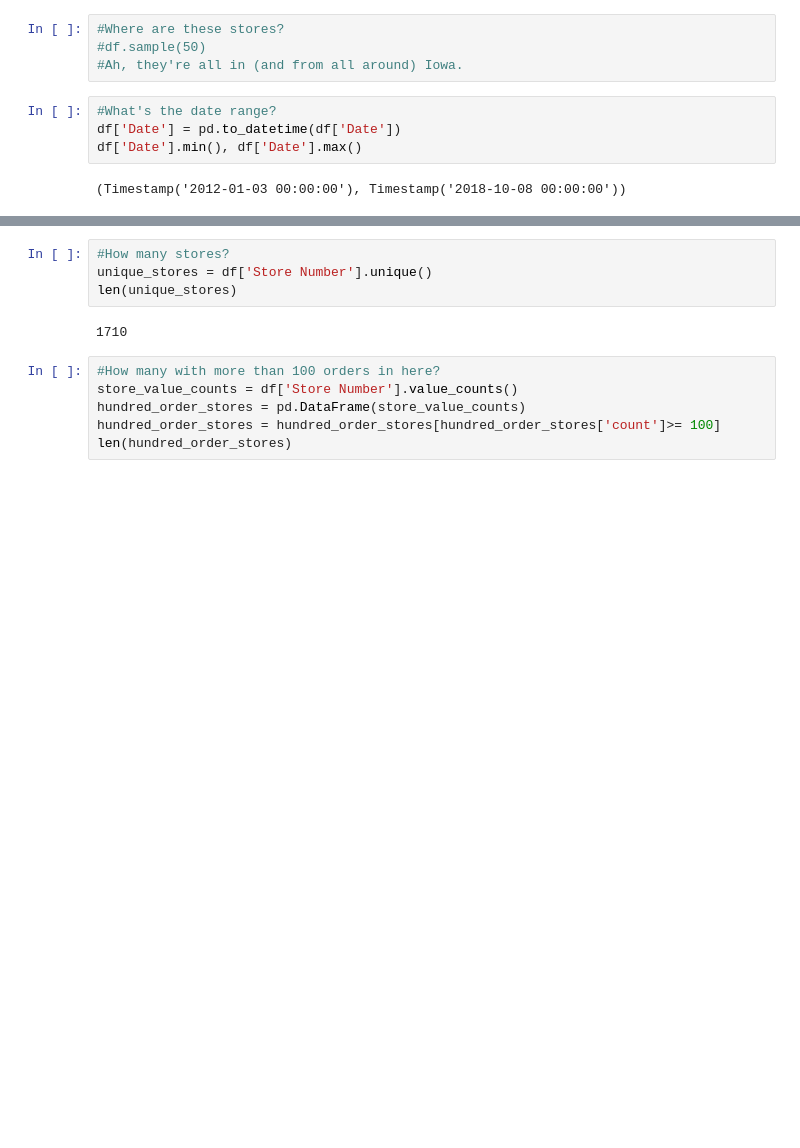
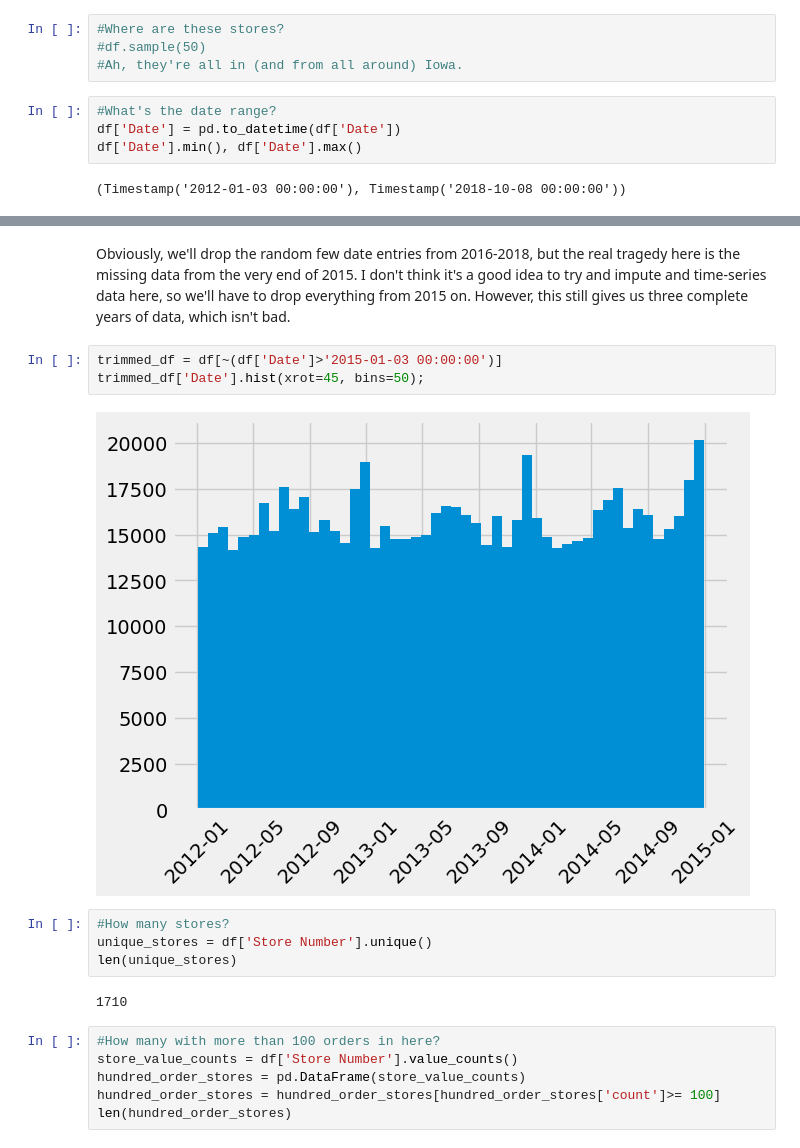
Before and after one commit to joeldmott/inventory_project, a Jupyter notebook: inventory_restocking_project.ipynb, the cells around one changed output, grey strips where cells are left out. Cells and saved outputs as stored; diff of their text form; blank space fills up the shorter version.

```diff
--- a/inventory_restocking_project.ipynb
+++ b/inventory_restocking_project.ipynb
@@ -78,3 +99,10 @@ df['Date'].min(), df['Date'].max()
+# %% [markdown]
+Obviously, we'll drop the random few date entries from 2016-2018, but the real tragedy here is the missing data from the very end of 2015. I don't think it's a good idea to try and impute and time-series data here, so we'll have to drop everything from 2015 on. However, this still gives us three complete years of data, which isn't bad.
+# %%
+trimmed_df = df[~(df['Date']>'2015-01-03 00:00:00')]
+trimmed_df['Date'].hist(xrot=45, bins=50);
+# %% [output]
+[figure, added]
 # %%
 #How many stores?
 unique_stores = df['Store Number'].unique()
```
Also changed, not shown: parts of 7 cells of this notebook.
